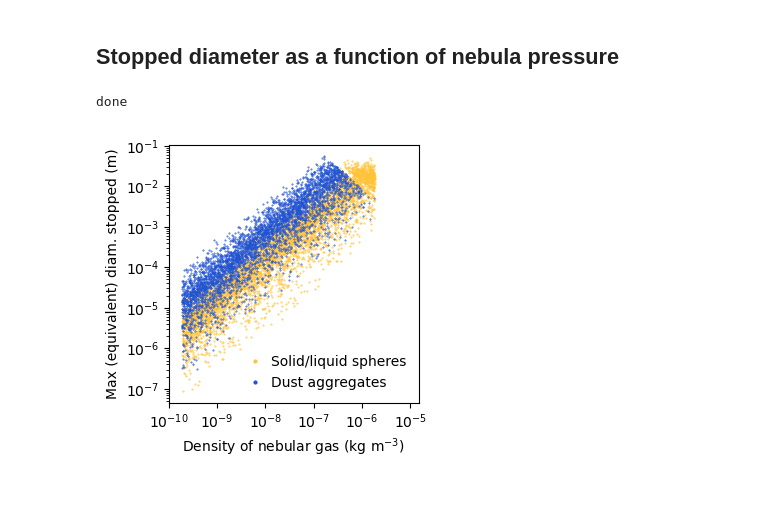
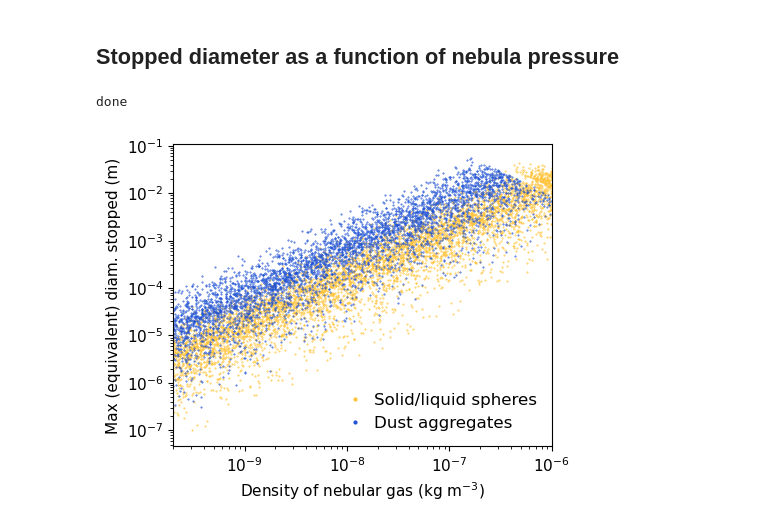
Before and after one commit to ststewart/ivans, a Jupyter notebook: figure16.ipynb, the cells around one changed output. Cells and saved outputs as stored; diff of their text form; code cells hidden in the pictures; blank space fills up the shorter version.

```diff
--- a/figure16.ipynb
+++ b/figure16.ipynb
@@ -752,7 +752,8 @@ done
 #now the real plot
 Ncol=1
 Nrow=1
-fig = plt.figure(figsize=(3.5,3.5))
+#fig = plt.figure(figsize=(3.5,3.5))
+fig = plt.figure(figsize=(5,4))
 # fig = plt.figure(figsize=(7.32, 9.55))
 gs = gridspec.GridSpec(Nrow, Ncol#,
                        #width_ratios=[1,1]
@@ -762,7 +763,7 @@ ax = [[plt.subplot(gs[0])]]
 
 font = {
         'weight' : 'normal',
-        'size'   : 10}
+        'size'   : 12}
 
 
 # mpl.rc('text.latex', preamble=r'\usepackage{cmbright}')
@@ -776,33 +777,33 @@ col=cmaps.parula([0.85,0.1])
 gamma_ss=1.41*XH2+1.66*(1-XH2)
 rho_fac_ss=(gamma_ss+1)/(gamma_ss-1)
 
 
 ind_plot=np.where(np.isnan(RstopMC[:,Nplot_MC[0]-1])==False)[0]
 # ind_plot=np.where((np.isnan(RstopMC[:,Nplot_MC[0]-1])==False)&(RstopMC[:,Nplot_MC[0]-1]<Rmax))[0]
 
 ind_plot_ag=np.where(np.isnan(RstopMC_ag[:,Nplot_MC_ag[0]-1])==False)[0]
 
 marker_size=0.8
 ax[0][0].plot(rho_vap_MC[ind_plot]/rho_fac_ss,RstopMC[ind_plot,Nplot_MC[0]-1]*2,'.',color=col[0],markersize=marker_size,label='Solid/liquid spheres')
 ax[0][0].plot(rho_vap_MC_ag[ind_plot_ag]/rho_fac_ss,RstopMC_ag[ind_plot_ag,Nplot_MC_ag[0]-1]*2*(Vfrac_ag**(1./3)),'.',color=col[1],markersize=marker_size, label='Dust aggregates')
 
 ax[0][0].legend(frameon=False,markerscale=5,handletextpad=0.1)
 
 ax[0][0].set_xlabel('Density of nebular gas (kg m$^{-3}$)')
 
 ax[0][0].set_ylabel('Max (equivalent) diam. stopped (m)')
 
 ax[0][0].set_yscale('log')
 ax[0][0].set_xscale('log')
 
-ax[0][0].set_xlim([1E-10,1.5E-5])
-ax[0][0].set_xticks(10.**np.arange(-10,-4))
+ax[0][0].set_xlim([2E-10,1.E-6])
+ax[0][0].set_xticks(10.**np.arange(-9,-5))
 
 
 fig.tight_layout()
 plt.savefig('plots/Fig16-stopped_size_vs_density.pdf')
 
 print('done')
 # %% [output]
 done
-[figure, old version]
+[figure, new version]
```
Also changed, not shown: parts of 1 cell of this notebook, 39 other files.
